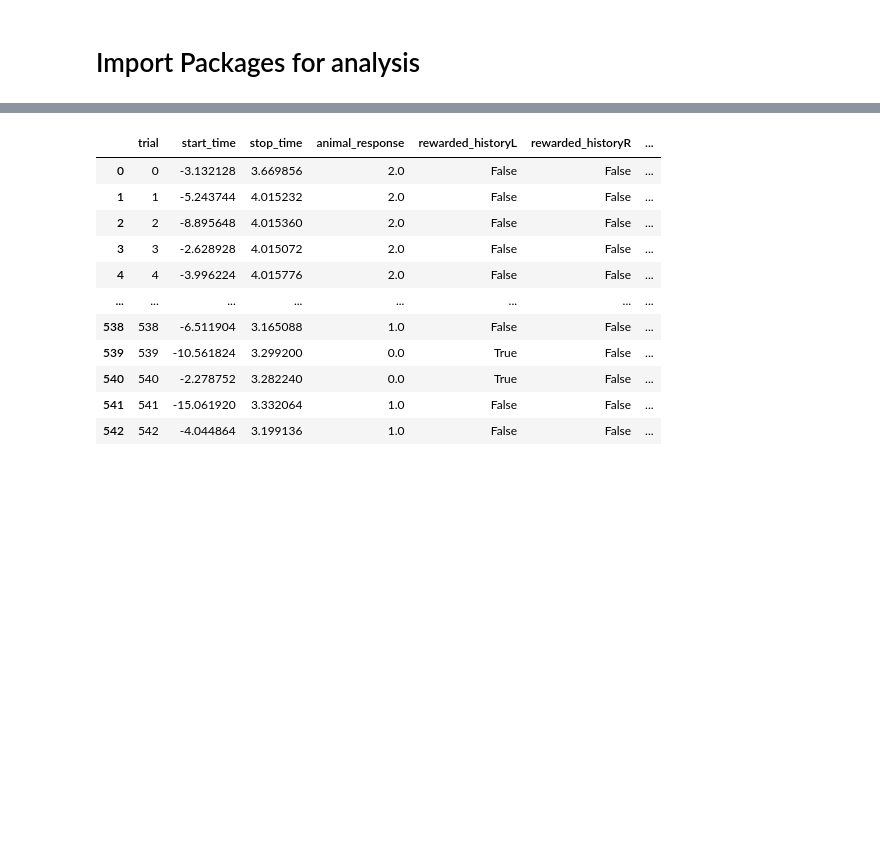
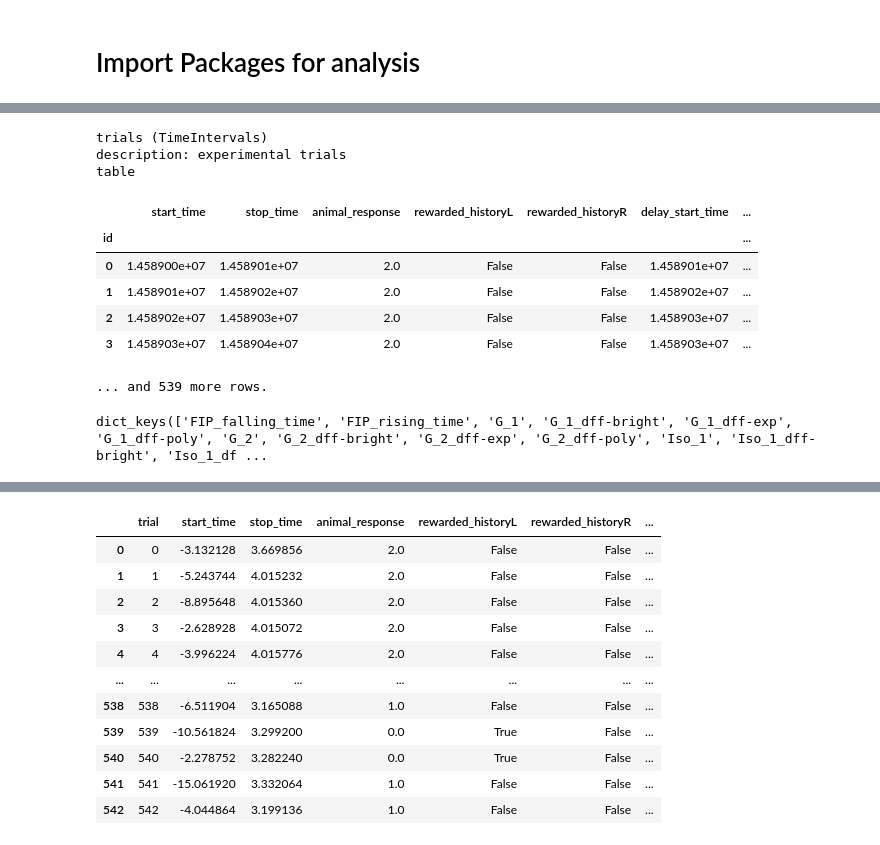
Before and after one commit to pckuo/aind_ssm_hackathon, a Jupyter notebook: code/viz_dynamic_foraging_photometry.ipynb, the cells around one changed output, grey strips where cells are left out. Drawn from its saved outputs; the diff is of its cells as text; code cells hidden in the pictures; blank space fills up the shorter version.

```diff
--- a/code/viz_dynamic_foraging_photometry.ipynb
+++ b/code/viz_dynamic_foraging_photometry.ipynb
@@ -14,0 +25,19 @@ nwb = nwb_utils.load_nwb_from_filename(nwb_files[0])
+# %%
+# See the table of trial information
+nwb.trials
+# %% [output]
+trials (TimeIntervals)
+description: experimental trials
+table
+|  | start_time | stop_time | animal_response | rewarded_historyL | rewarded_historyR | delay_start_time | ... |
+| id |  |  |  |  |  |  | ... |
+| 0 | 1.458900e+07 | 1.458901e+07 | 2.0 | False | False | 1.458901e+07 | ... |
+| 1 | 1.458901e+07 | 1.458902e+07 | 2.0 | False | False | 1.458902e+07 | ... |
+| 2 | 1.458902e+07 | 1.458903e+07 | 2.0 | False | False | 1.458903e+07 | ... |
+| 3 | 1.458903e+07 | 1.458904e+07 | 2.0 | False | False | 1.458903e+07 | ... |
+... and 539 more rows.
+# %%
+# See what data acquisitions are in this file
+nwb.acquisition.keys()
+# %% [output]
+dict_keys(['FIP_falling_time', 'FIP_rising_time', 'G_1', 'G_1_dff-bright', 'G_1_dff-exp', 'G_1_dff-poly', 'G_2', 'G_2_dff-bright', 'G_2_dff-exp', 'G_2_dff-poly', 'Iso_1', 'Iso_1_dff-bright', 'Iso_1_df ...
```
Also changed, not shown: parts of 15 cells of this notebook.
